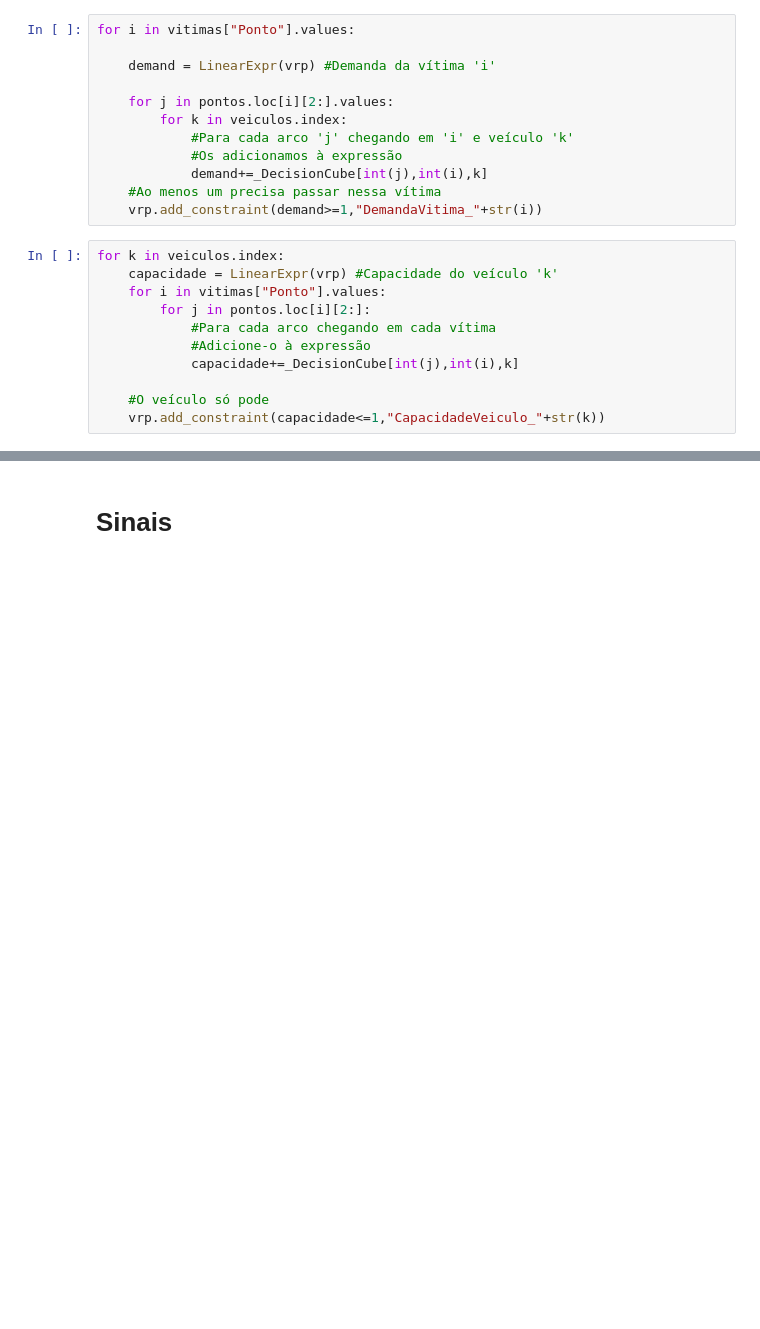
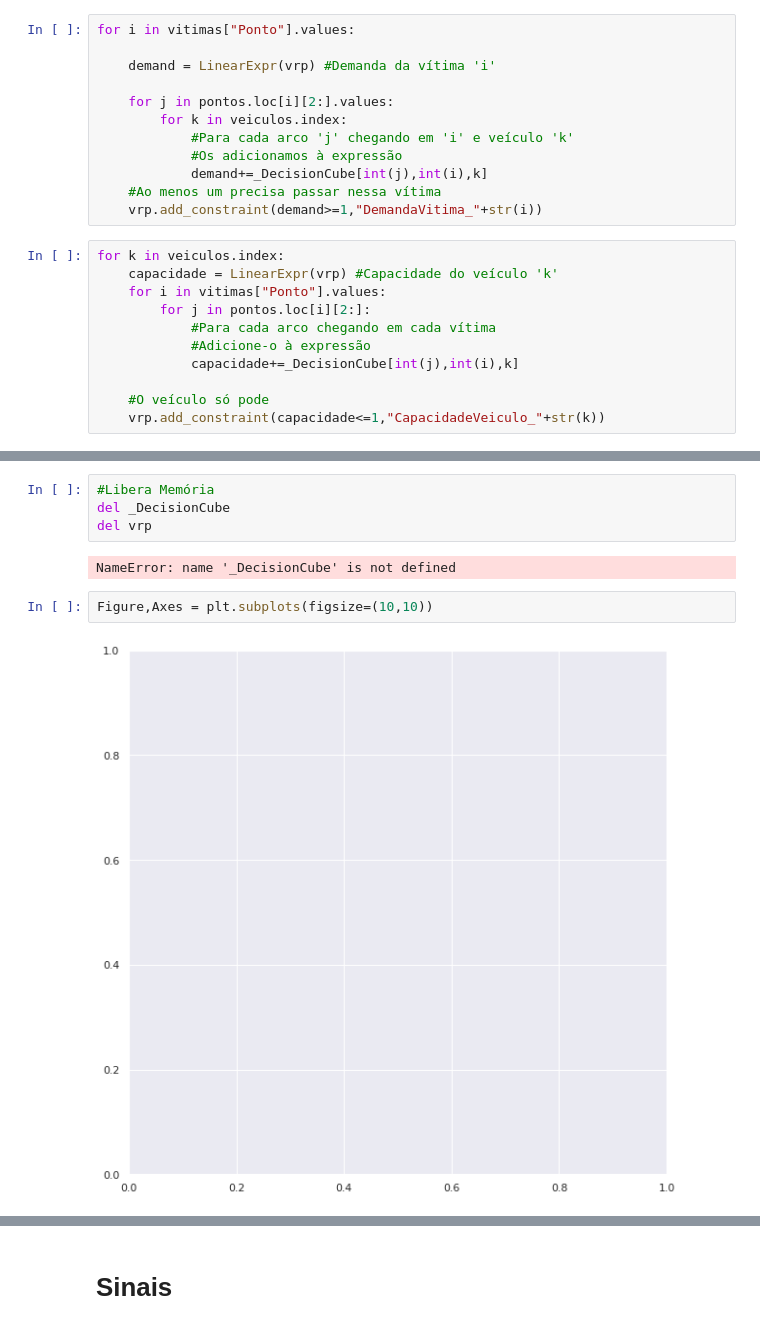
Before and after one commit to ViniciusBragaDiniz/ERP, a Jupyter notebook: Modelo2.ipynb, the cells around one changed output, grey strips where cells are left out. Cells and saved outputs as stored; diff of their text form; blank space fills up the shorter version.

```diff
--- a/Modelo2.ipynb
+++ b/Modelo2.ipynb
@@ -339 +311,11 @@ Total (root+branch&cut) =    3.39 sec. (1223.49 ticks)
+# %%
+#Libera Memória
+del _DecisionCube
+del vrp
+# %% [output]
+NameError: name '_DecisionCube' is not defined
+# %%
+Figure,Axes = plt.subplots(figsize=(10,10))
+# %% [output]
+[figure, added]
 # %%
```
Also changed, not shown: parts of 16 cells of this notebook, 19 other files.
